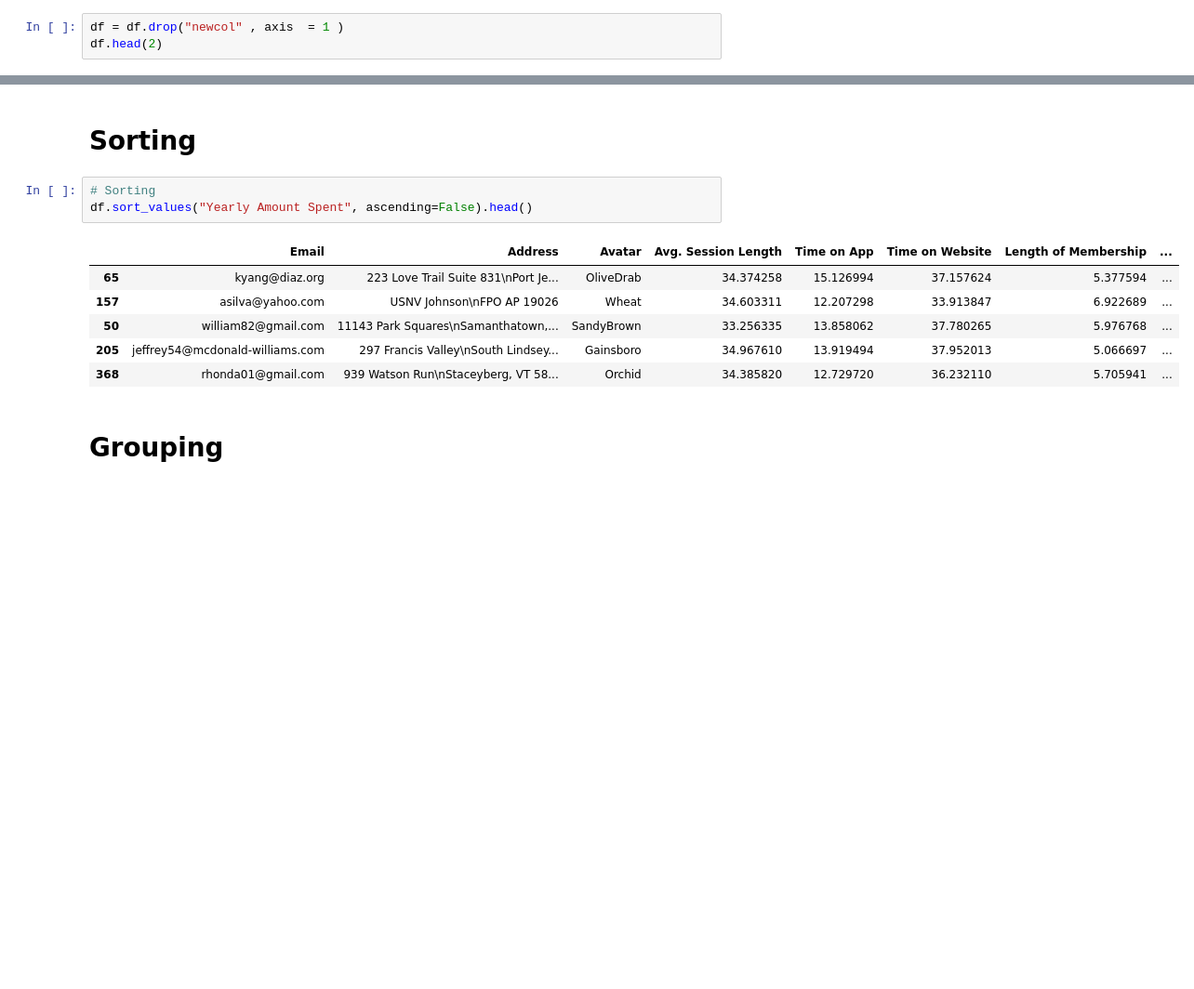
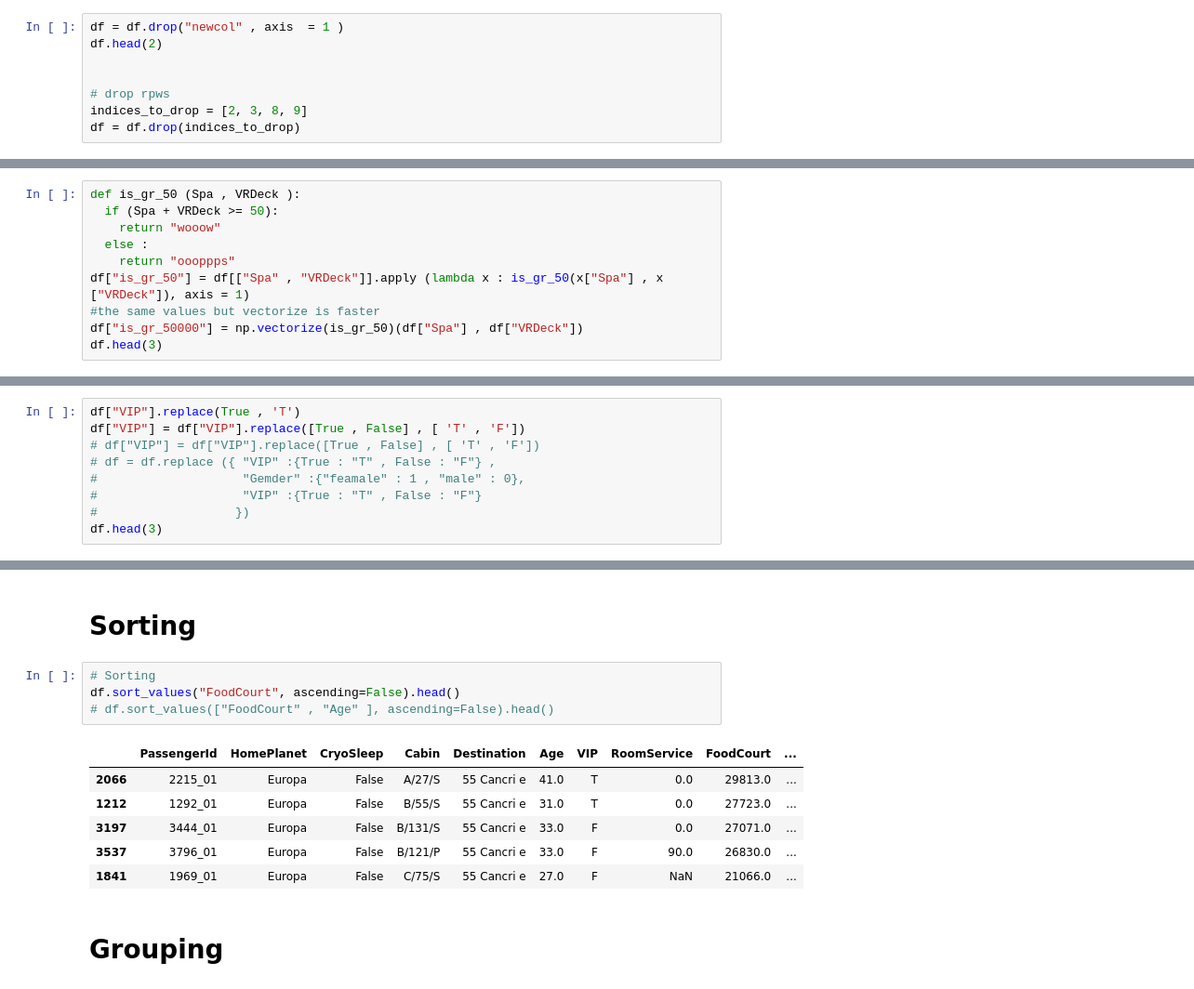
Before and after one commit to Fawzy-AI-Explorer/python, a Jupyter notebook: pandas.ipynb, the cells around one changed output, grey strips where cells are left out. Shown: that part at 93% size. Cells and saved outputs as stored; diff of their text form; blank space fills up the shorter version.

```diff
--- a/pandas.ipynb
+++ b/pandas.ipynb
@@ -147,6 +154,11 @@ df
 # %%
 df = df.drop("newcol" , axis  = 1 )
 df.head(2)
+
+
+# drop rpws
+indices_to_drop = [2, 3, 8, 9]
+df = df.drop(indices_to_drop)
 # %% [output]
 |  | PassengerId | HomePlanet | CryoSleep | Cabin | Destination | Age | VIP | RoomService | FoodCourt | ... |
 | 0 | 0001_01 | Europa | False | B/0/P | TRAPPIST-1e | 39.0 | False | 0.0 | 0.0 | ... |
@@ -369,0 +426,10 @@ df[df["HomePlanet"] .isin(homes)]
+# %%
+def is_gr_50 (Spa , VRDeck ):
+  if (Spa + VRDeck >= 50):
+    return "wooow"
+  else :
+    return "oooppps"
+df["is_gr_50"] = df[["Spa" , "VRDeck"]].apply (lambda x : is_gr_50(x["Spa"] , x ["VRDeck"]), axis = 1)
+#the same values but vectorize is faster
+df["is_gr_50000"] = np.vectorize(is_gr_50)(df["Spa"] , df["VRDeck"])
+df.head(3)
@@ -369,0 +488,9 @@ df[df["HomePlanet"] .isin(homes)]
+# %%
+df["VIP"].replace(True , 'T')
+df["VIP"] = df["VIP"].replace([True , False] , [ 'T' , 'F'])
+# df["VIP"] = df["VIP"].replace([True , False] , [ 'T' , 'F'])
+# df = df.replace ({ "VIP" :{True : "T" , False : "F"} ,
+#                    "Gemder" :{"feamale" : 1 , "male" : 0},
+#                    "VIP" :{True : "T" , False : "F"}
+#                   })
+df.head(3)
@@ -371,14 +581,15 @@ df[df["HomePlanet"] .isin(homes)]
 # **Sorting**
 # %%
 # Sorting
-df.sort_values("Yearly Amount Spent", ascending=False).head()
+df.sort_values("FoodCourt", ascending=False).head()
+# df.sort_values(["FoodCourt" , "Age" ], ascending=False).head()
 # %% [output]
-|  | Email | Address | Avatar | Avg. Session Length | Time on App | Time on Website | Length of Membership | ... |
-| 65 | kyang@diaz.org | 223 Love Trail Suite 831\nPort Je... | OliveDrab | 34.374258 | 15.126994 | 37.157624 | 5.377594 | ... |
-| 157 | asilva@yahoo.com | USNV Johnson\nFPO AP 19026 | Wheat | 34.603311 | 12.207298 | 33.913847 | 6.922689 | ... |
-| 50 | william82@gmail.com | 11143 Park Squares\nSamanthatown,... | SandyBrown | 33.256335 | 13.858062 | 37.780265 | 5.976768 | ... |
-| 205 | jeffrey54@mcdonald-williams.com | 297 Francis Valley\nSouth Lindsey... | Gainsboro | 34.967610 | 13.919494 | 37.952013 | 5.066697 | ... |
-| 368 | rhonda01@gmail.com | 939 Watson Run\nStaceyberg, VT 58... | Orchid | 34.385820 | 12.729720 | 36.232110 | 5.705941 | ... |
+|  | PassengerId | HomePlanet | CryoSleep | Cabin | Destination | Age | VIP | RoomService | FoodCourt | ... |
+| 2066 | 2215_01 | Europa | False | A/27/S | 55 Cancri e | 41.0 | T | 0.0 | 29813.0 | ... |
+| 1212 | 1292_01 | Europa | False | B/55/S | 55 Cancri e | 31.0 | T | 0.0 | 27723.0 | ... |
+| 3197 | 3444_01 | Europa | False | B/131/S | 55 Cancri e | 33.0 | F | 0.0 | 27071.0 | ... |
+| 3537 | 3796_01 | Europa | False | B/121/P | 55 Cancri e | 33.0 | F | 90.0 | 26830.0 | ... |
+| 1841 | 1969_01 | Europa | False | C/75/S | 55 Cancri e | 27.0 | F | NaN | 21066.0 | ... |
 # %% [markdown]
 # **Grouping**
 # %%
```
Also changed, not shown: parts of 31 cells of this notebook.
